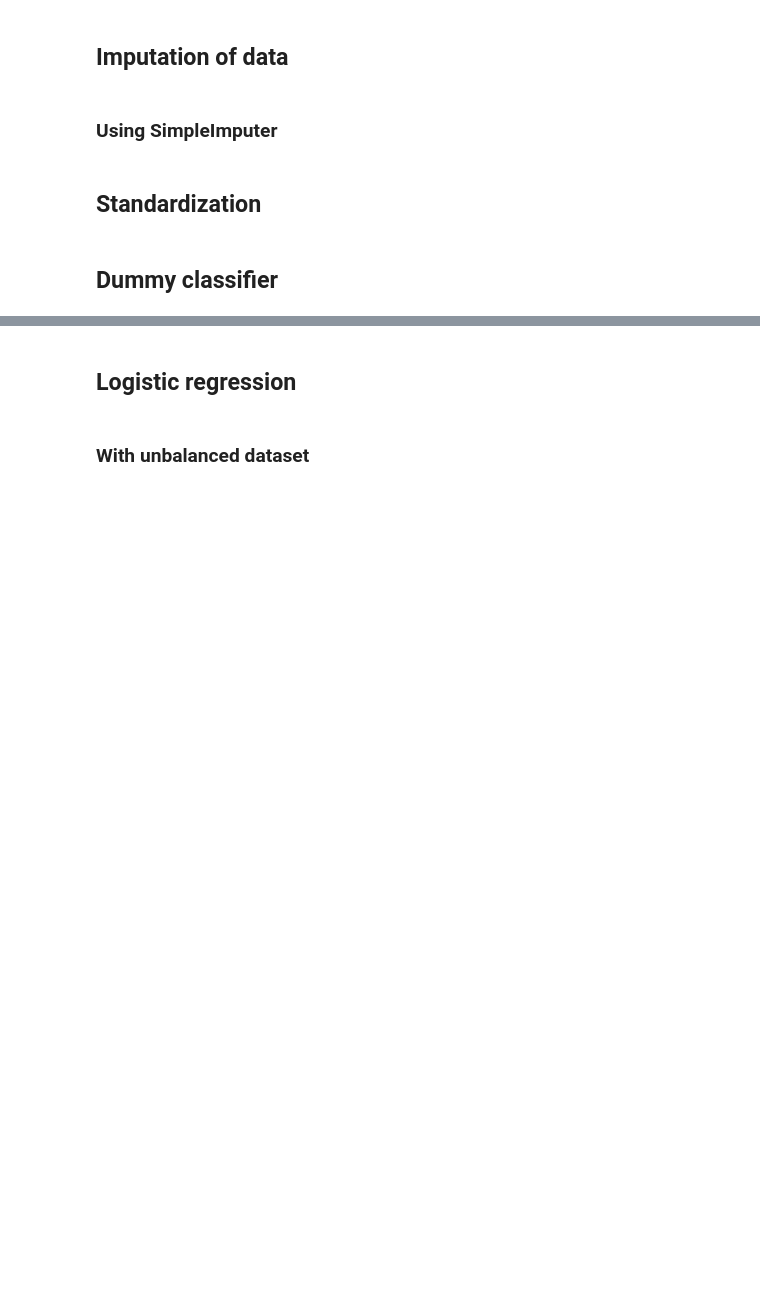
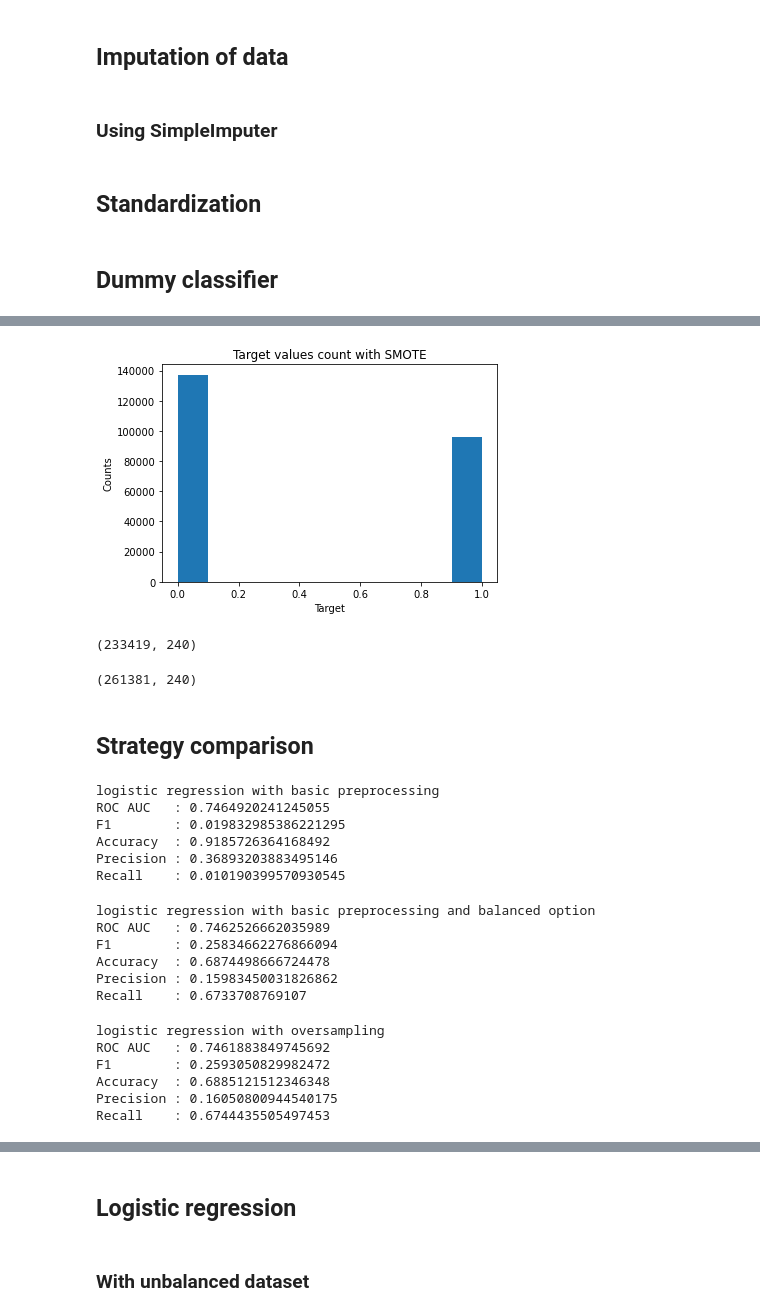
Before and after one commit to yhereng/OpenClassrooms, a Jupyter notebook: OC-P4/Projet 4 - Construisez un modèle de scoring.ipynb, the cells around one changed output, grey strips where cells are left out. Drawn from its saved outputs; the diff is of its cells as text; code cells hidden in the pictures; blank space fills up the shorter version.

```diff
--- a/OC-P4/Projet 4 - Construisez un modèle de scoring.ipynb
+++ b/OC-P4/Projet 4 - Construisez un modèle de scoring.ipynb
@@ -534,0 +406,67 @@ Recall    : 0.5026122564247387
+# %%
+oversample = imblearn.over_sampling.SMOTE(sampling_strategy = 0.4)
+undersample = imblearn.under_sampling.RandomUnderSampler(sampling_strategy = 0.7)
+# %%
+pipeline_smote = imblearn.pipeline.Pipeline(steps = [('over',oversample),('under',undersample)])
+# %%
+X_train_smote,y_train_smote = pipeline_smote.fit_resample(X_train_std,y_train)
+# %%
+plt.hist(y_train_smote)
+plt.xlabel('Target')
+plt.ylabel('Counts')
+plt.title('Target values count with SMOTE')
+plt.show()
+# %% [output]
+[figure, added]
+# %%
+X_train_smote.shape
+# %% [output]
+(233419, 240)
+# %%
+X_train_std.shape
+# %% [output]
+(261381, 240)
+# %% [markdown]
+## Strategy comparison
+# %%
+lg = LogisticRegression(C=0.01,max_iter=200)
+lg.fit(X_train_std,y_train)
+log_reg_prob = lg.predict_proba(X_test_std)[:,1]
+log_reg_pred = lg.predict(X_test_std)
+print('logistic regression with basic preprocessing')
+show_score(y_test,log_reg_prob,log_reg_pred)
+# %% [output]
+logistic regression with basic preprocessing
+ROC AUC   : 0.7464920241245055
+F1        : 0.019832985386221295
+Accuracy  : 0.9185726364168492
+Precision : 0.36893203883495146
+Recall    : 0.010190399570930545
+# %%
+lg = LogisticRegression(C=0.01, class_weight='balanced',max_iter=200)
+lg.fit(X_train_std,y_train)
+log_reg_prob = lg.predict_proba(X_test_std)[:,1]
+log_reg_pred = lg.predict(X_test_std)
+print('logistic regression with basic preprocessing and balanced option')
+show_score(y_test,log_reg_prob,log_reg_pred)
+# %% [output]
+logistic regression with basic preprocessing and balanced option
+ROC AUC   : 0.7462526662035989
+F1        : 0.25834662276866094
+Accuracy  : 0.6874498666724478
+Precision : 0.15983450031826862
+Recall    : 0.6733708769107
+# %%
+lg = LogisticRegression(C=0.01,max_iter=200)
+lg.fit(X_train_up,y_train_up)
+log_reg_prob = lg.predict_proba(X_test_std)[:,1]
+log_reg_pred = lg.predict(X_test_std)
+print('logistic regression with oversampling')
+show_score(y_test,log_reg_prob,log_reg_pred)
+# %% [output]
+logistic regression with oversampling
+ROC AUC   : 0.7461883849745692
+F1        : 0.2593050829982472
+Accuracy  : 0.6885121512346348
+Precision : 0.16050800944540175
+Recall    : 0.6744435505497453
```
Also changed, not shown: parts of 156 cells of this notebook.
